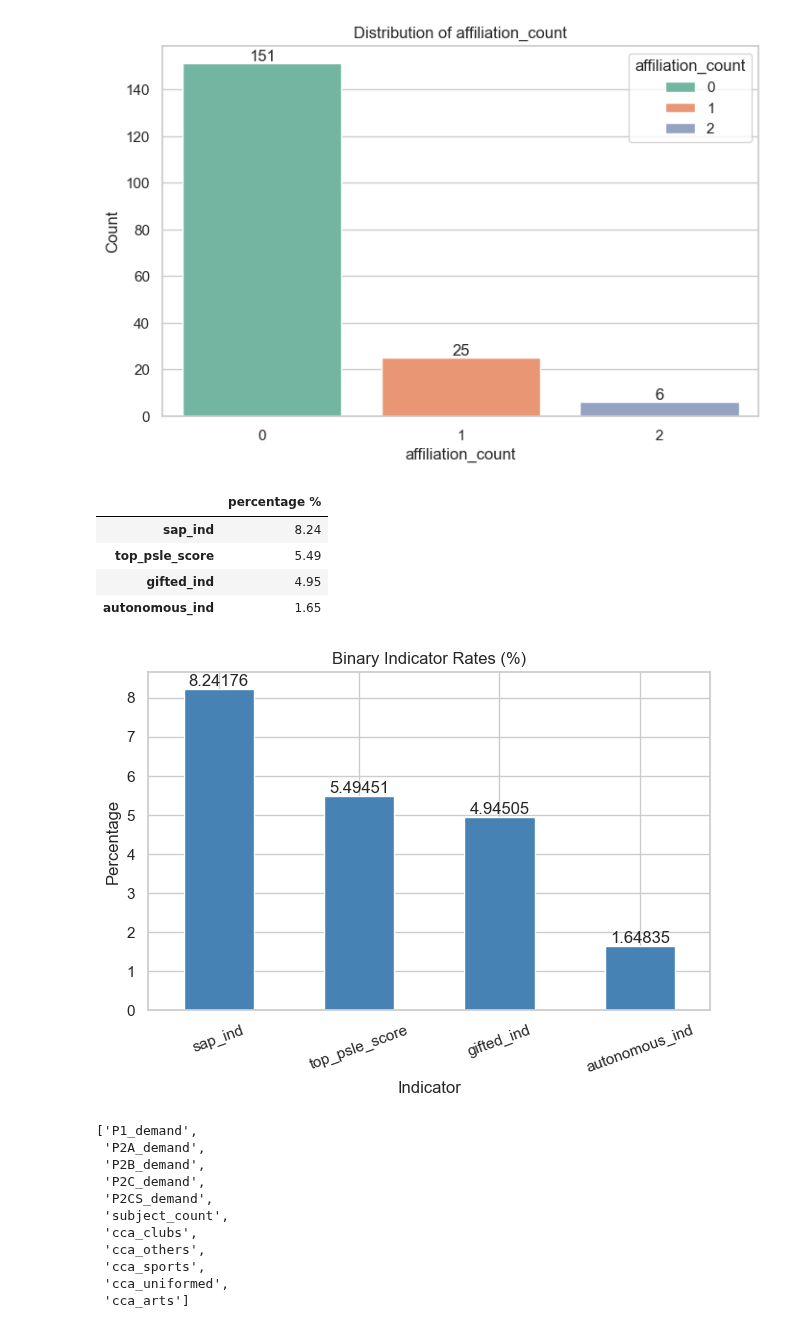
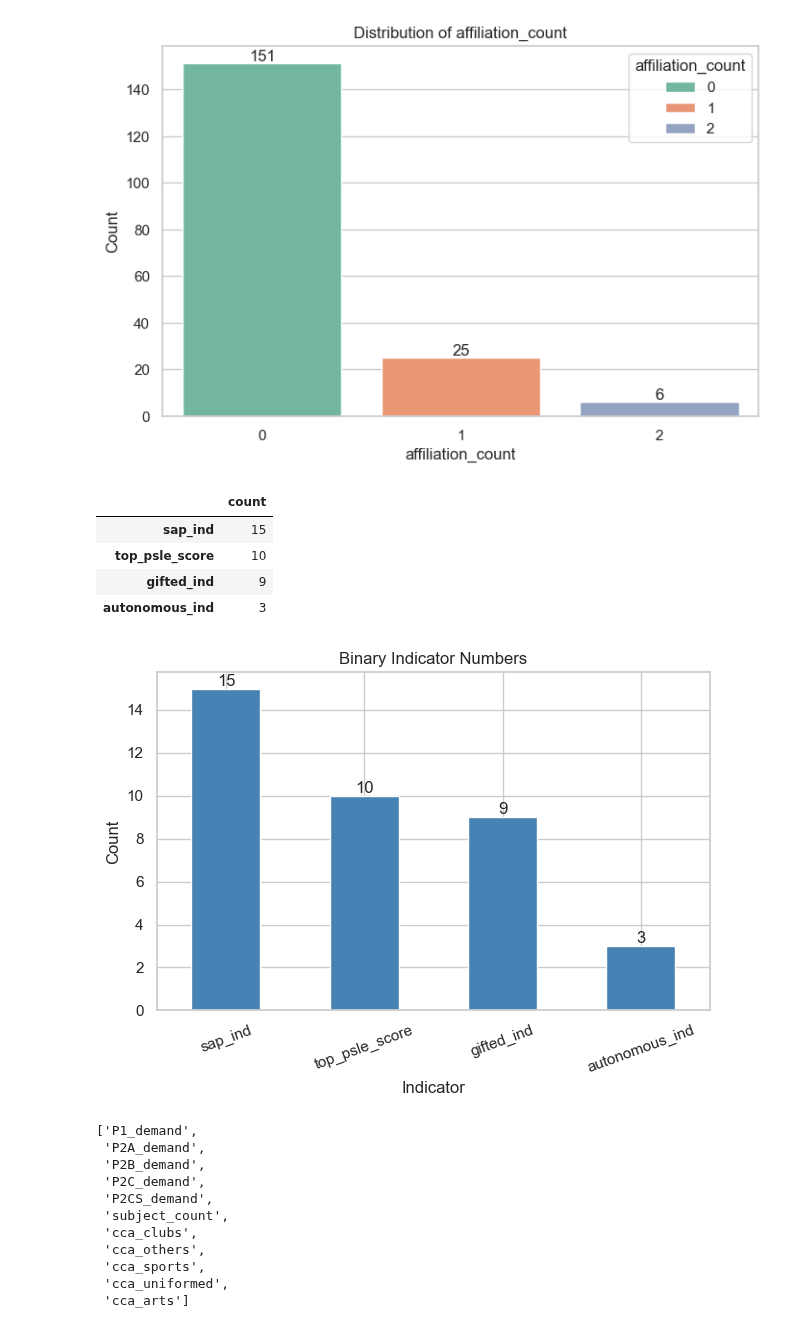
Before and after one commit to tingyuliew/DSA4264-Geospatial-Grp4, a Jupyter notebook: school_scoring/school_eda.ipynb, the cells around one changed output. Saved outputs shown, nothing was run; the diff lists cells and outputs as text; code cells hidden in the pictures.

```diff
--- a/school_scoring/school_eda.ipynb
+++ b/school_scoring/school_eda.ipynb
@@ -88,25 +88,25 @@ for col in for_bar_cols:
 [figure]
 # %%
 binary_cols = ['sap_ind', 'autonomous_ind', 'gifted_ind', 'top_psle_score'] # binary features
-indicator_rates = df_schools[binary_cols].mean().sort_values(ascending=False)
-display((indicator_rates * 100).round(2).to_frame('percentage %'))
+indicator_rates = df_schools[binary_cols].sum().sort_values(ascending=False)
+display(indicator_rates.to_frame('count'))
 
-ax = indicator_rates.mul(100).plot(kind='bar', color='steelblue')
+ax = indicator_rates.plot(kind='bar', color='steelblue')
 for container in ax.containers: # add the number labels on top of the bars
     ax.bar_label(container)
-ax.set_title('Binary Indicator Rates (%)')
+ax.set_title('Binary Indicator Numbers')
 ax.set_xlabel('Indicator')
-ax.set_ylabel('Percentage')
+ax.set_ylabel('Count')
 plt.xticks(rotation=20)
 plt.tight_layout()
 plt.show()
 # %% [output]
-|  | percentage % |
-| sap_ind | 8.24 |
-| top_psle_score | 5.49 |
-| gifted_ind | 4.95 |
-| autonomous_ind | 1.65 |
+|  | count |
+| sap_ind | 15 |
+| top_psle_score | 10 |
+| gifted_ind | 9 |
+| autonomous_ind | 3 |
-[figure, old version]
+[figure, new version]
 # %%
 # histograms for numeric features
 for_hist_cols = [c for c in numeric_cols if c not in for_bar_cols and c not in binary_cols] # continuous numeric features
```
Also changed, not shown: parts of 3 cells of this notebook, 1 other file.
